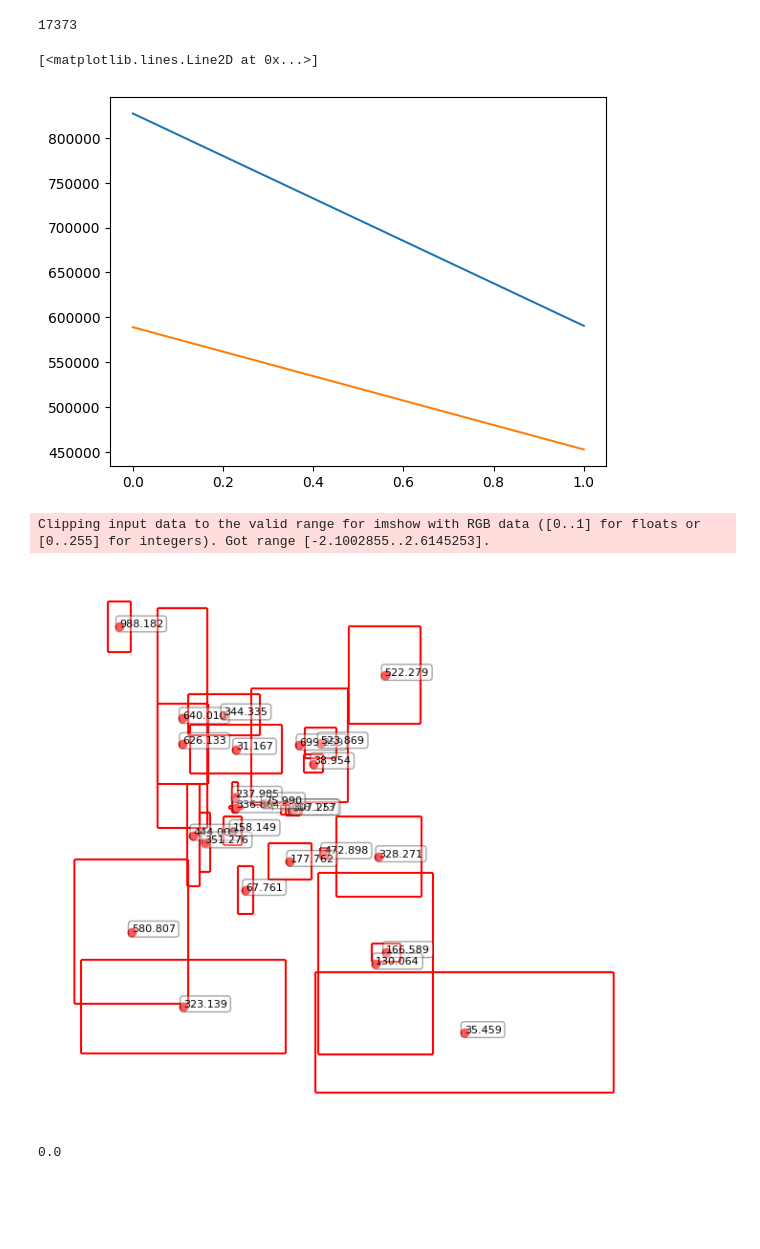
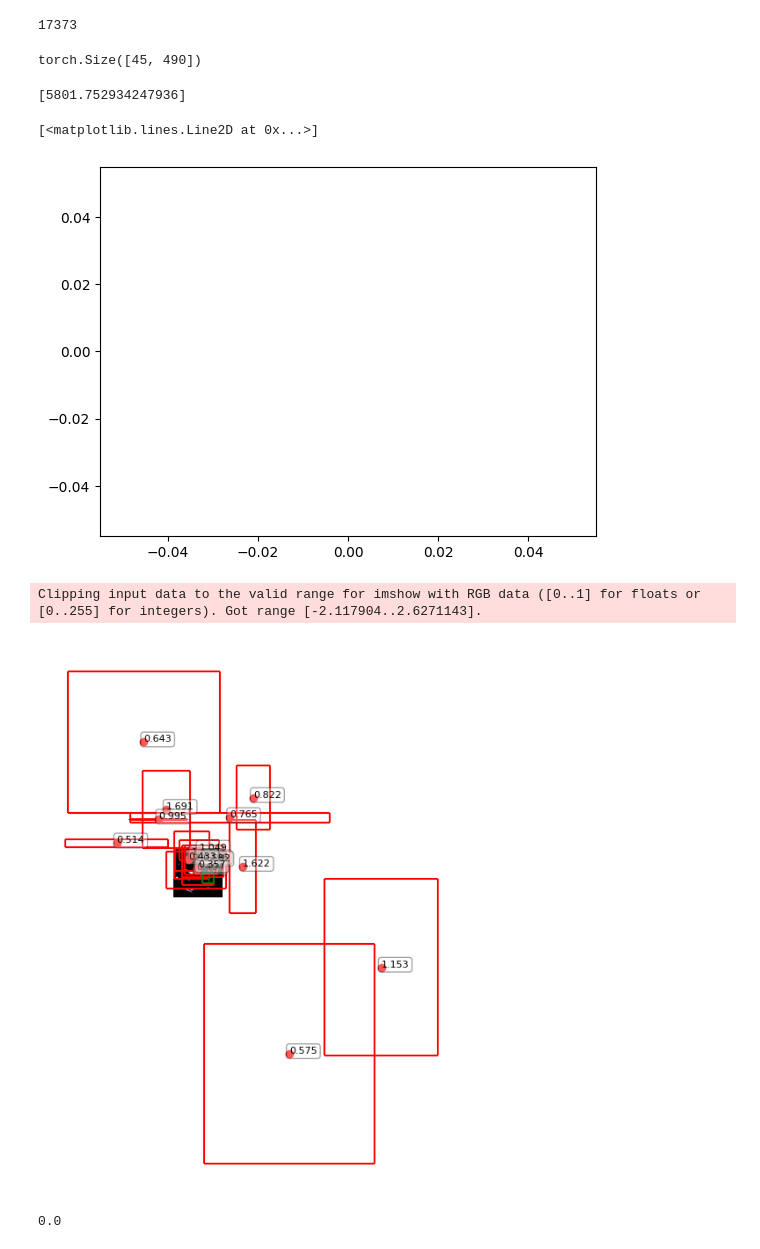
Before and after one commit to KubaJerz/swvl, a Jupyter notebook: week02/test_all_togethr.ipynb, the cells around one changed output. Saved outputs shown, nothing was run; the diff lists cells and outputs as text; code cells hidden in the pictures; blank space fills up the shorter version.

Commit message:
prediction viewer and eval

```diff
--- a/week02/test_all_togethr.ipynb
+++ b/week02/test_all_togethr.ipynb
@@ -35,8 +35,8 @@ len(combined)
 # %% [output]
 17373
 # %%
-train_indices = list(range(3000))
-dev_indices = list(range(3000, 3500))
+train_indices = list(range(14000))
+dev_indices = list(range(14000, len(combined)))
 
 # Create Subset datasets
 train_dataset = Subset(combined, train_indices)
@@ -49,11 +49,12 @@ dev_loader = DataLoader(dev_dataset, batch_size=64)
 lossi = []
 dev_lossi = []
 # %%
-device = 'mps'
+device = 'cuda:1'
 model = model.to(device)
 # %%
-for epoch in tqdm(range(5)):
+for epoch in tqdm(range(1)):
     loss_total = 0
+    model.train()
     for X_batch, y_batch in train_loader:
         X_batch, y_batch = X_batch.to(device), y_batch.to(device)
         logits = model(X_batch)
@@ -65,6 +66,7 @@ for epoch in tqdm(range(5)):
     lossi.append(loss_total / len(train_loader))
 
     dev_loss_total = 0
+    model.eval()
     with torch.no_grad():
         for X_dev, y_dev in dev_loader:
             X_dev, y_dev = X_dev.to(device), y_dev.to(device)
@@ -73,11 +75,19 @@ for epoch in tqdm(range(5)):
             dev_loss_total += dev_loss.item()
 
     dev_lossi.append(dev_loss_total/ len(dev_loader))
+# %%
+dev_logits.shape
+# %% [output]
+torch.Size([45, 490])
+# %%
+lossi
+# %% [output]
+[5801.752934247936]
 # %%
-plt.plot(lossi[3:])
-plt.plot(dev_lossi[3:])
+plt.plot(lossi[1:])
+plt.plot(dev_lossi[1:])
 # %% [output]
 [<matplotlib.lines.Line2D at 0x...>]
-[figure, old version]
+[figure, new version]
 # %%
 prediction = dev_logits.view(-1, 7, 7, 10)
@@ -136,7 +151,7 @@ def yolo_labels_to_xyxy(labels, S=7):
         all_converted.append(torch.stack(batch_converted))
     return all_converted
 # %%
-def non_max_supp(preds, confidence_threshold = 0.3, iou_threshold=0.5, S=7, return_type='xywh'):
+def non_max_supp(preds, confidence_threshold = 0.35, iou_threshold=0.5, S=7, return_type='xywh'):
     batch_size = preds.shape[0]
     all_res = []
 
@@ -228,11 +243,11 @@ def plot_post_non_max(img, preds, preds_type='cx,cy,w,h', labels=[], labels_type
     plt.axis('off')
     plt.show()
 # %%
-idx = 2
+idx = 9
 plot_post_non_max(X_dev[idx].cpu(), res[idx], labels=yolo_label_to_cxcywh(y_dev[idx], (224,224)))
 # %% [output]
-Clipping input data to the valid range for imshow with RGB data ([0..1] for floats or [0..255] for integers). Got range [-2.1002855..2.6145253].
+Clipping input data to the valid range for imshow with RGB data ([0..1] for floats or [0..255] for integers). Got range [-2.117904..2.6271143].
-[figure, old version]
+[figure, new version]
 # %%
 y_dev_xyxy = yolo_labels_to_xyxy(y_dev)
 # %%
```
Also changed, not shown: parts of 6 cells of this notebook, 7 other files.
